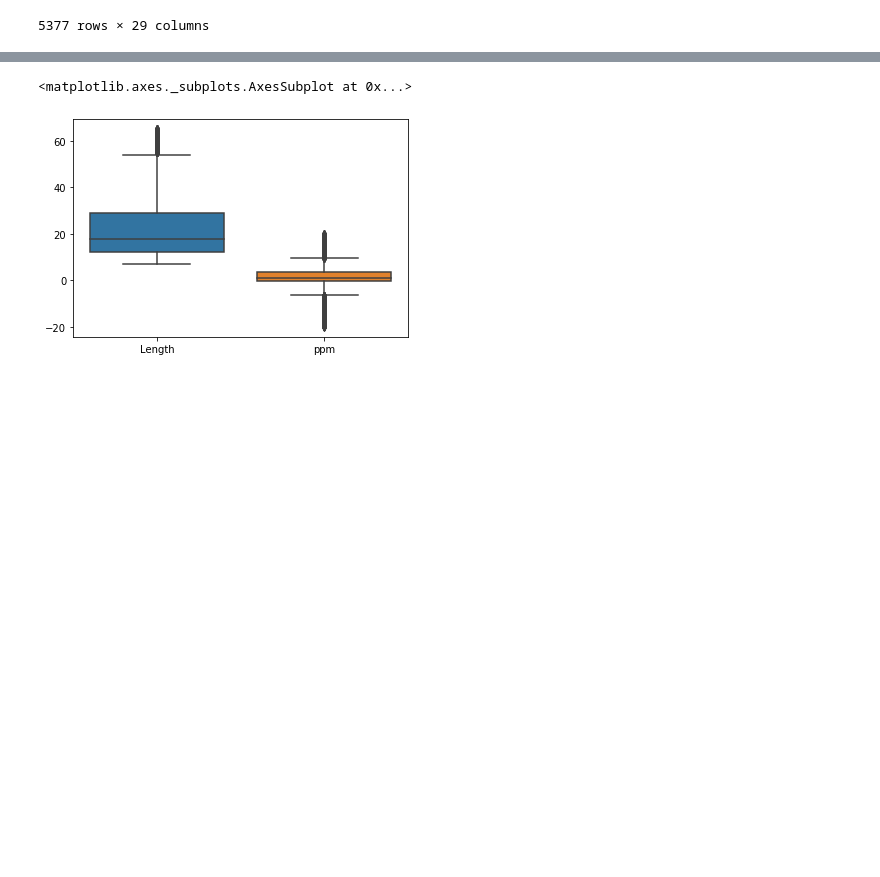
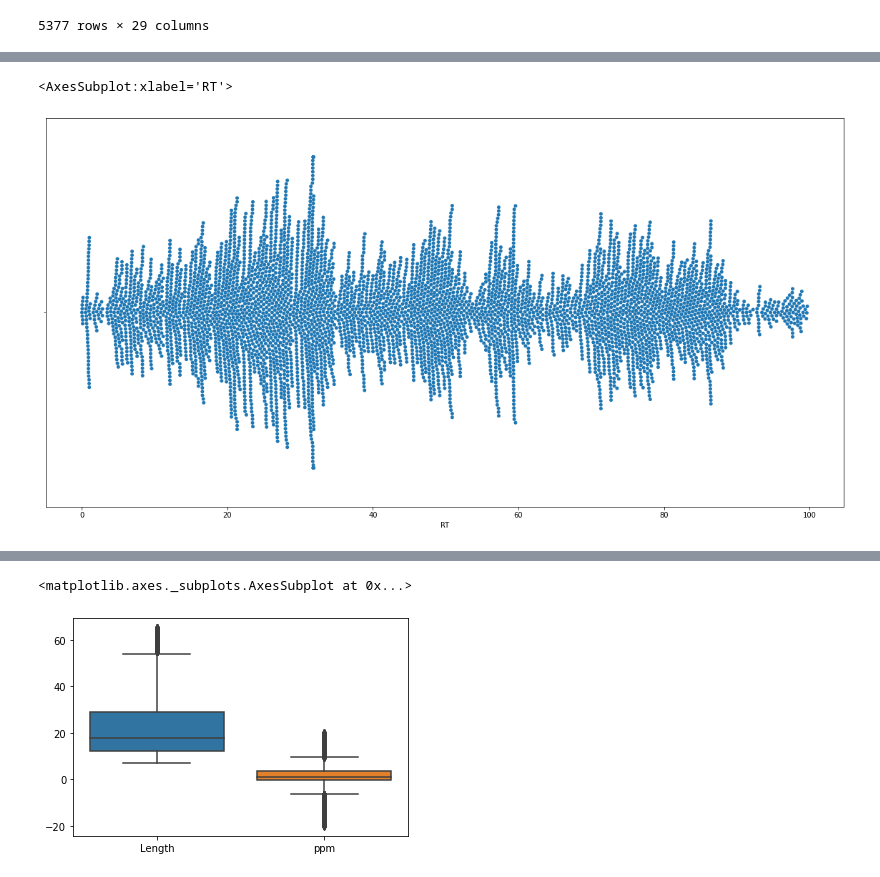
Before and after one commit to Munklinde96/Data_Visualization, a Jupyter notebook: tst_data_viz.ipynb, the cells around one changed output, grey strips where cells are left out. Saved outputs shown, nothing was run; the diff lists cells and outputs as text; code cells hidden in the pictures; blank space fills up the shorter version.

```diff
--- a/tst_data_viz.ipynb
+++ b/tst_data_viz.ipynb
@@ -35,0 +54,14 @@ sns.boxplot(data=df_mass_len)
+# %%
+import numpy as np
+def count_no_of_modifications(ptm_str):
+    #check if NaN value
+    if pd.isnull(ptm_str):
+        return 0
+    #if isinstance(ptm_str, str):
+    return 1 + ptm_str.count(';')
+
+#apply count_no_of_modifications to each PTM column
+df['#modifications'] = df['PTM'].apply(count_no_of_modifications)
+
+#print non zero values in modifcations column
+df[df['#modifications'] > 0]
@@ -35,0 +82,7 @@ sns.boxplot(data=df_mass_len)
+# %%
+# Count Plot (a.k.a. Bar Plot) #BEFORE adding modifications
+plt.figure(figsize=(20,10))
+sns.swarmplot(x='RT', data=df)
+# %% [output]
+<AxesSubplot:xlabel='RT'>
+[figure, added]
```
Also changed, not shown: parts of 10 cells of this notebook.
